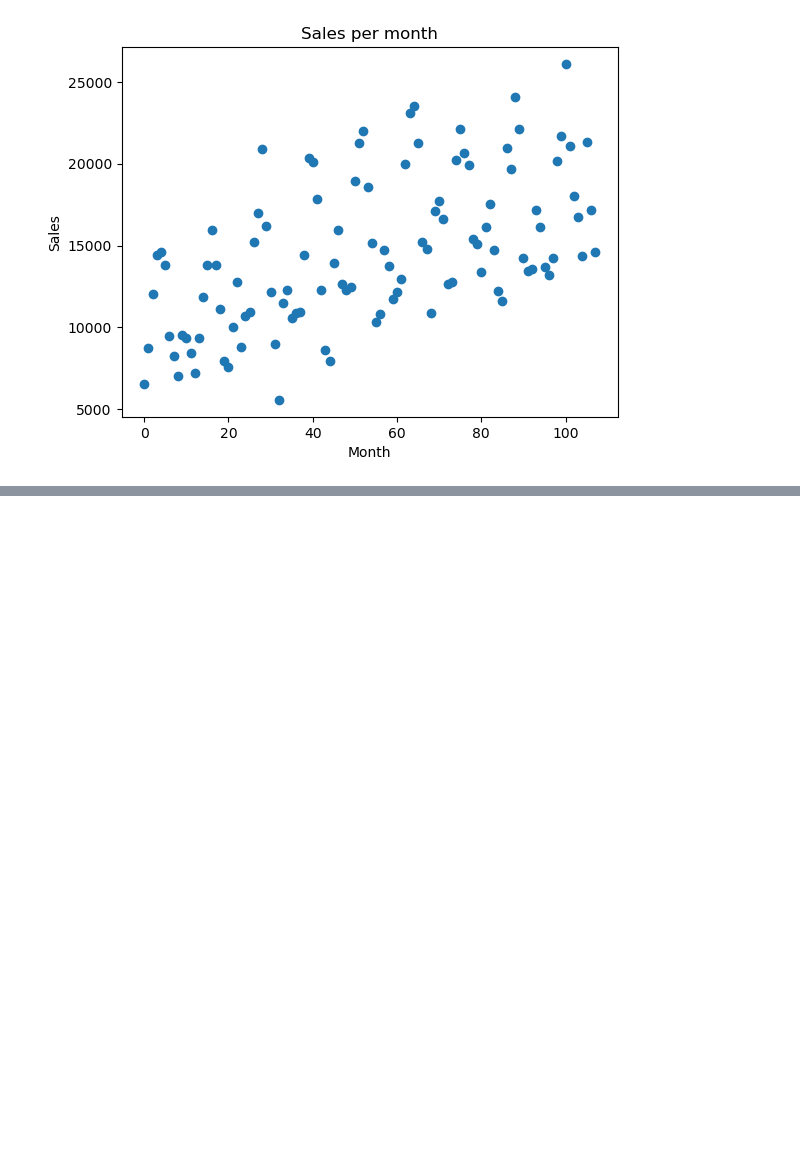
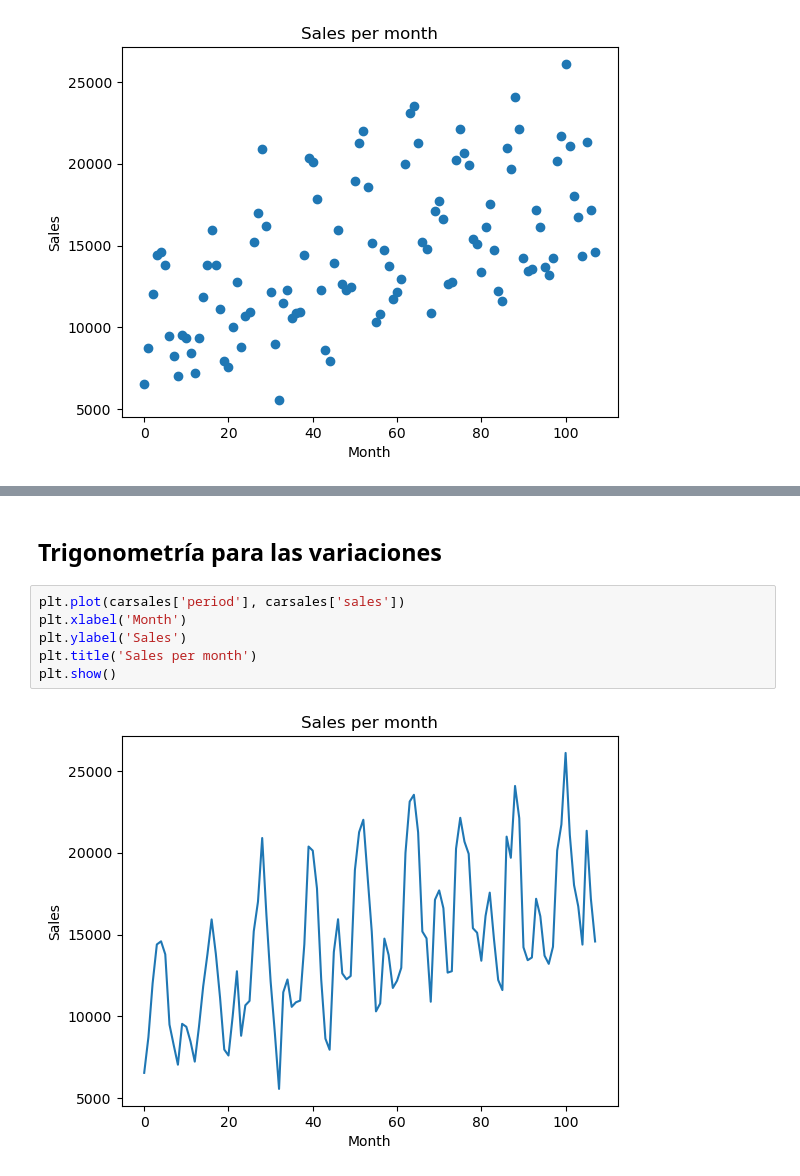
Before and after one commit to abrahambarrer/data_science-roadmap, a Jupyter notebook: notebooks_2/ch2_forecasting.ipynb, the cells around one changed output, grey strips where cells are left out. Drawn from its saved outputs; the diff is of its cells as text; blank space fills up the shorter version.

```diff
--- a/notebooks_2/ch2_forecasting.ipynb
+++ b/notebooks_2/ch2_forecasting.ipynb
@@ -71,0 +211,10 @@ La regresión lineal es una técnica para poner orden en el caos. A veces se den
+# %% [markdown]
+## Trigonometría para las variaciones
+# %%
+plt.plot(carsales['period'], carsales['sales'])
+plt.xlabel('Month')
+plt.ylabel('Sales')
+plt.title('Sales per month')
+plt.show()
+# %% [output]
+[figure, added]
```
Also changed, not shown: parts of 31 cells of this notebook.
